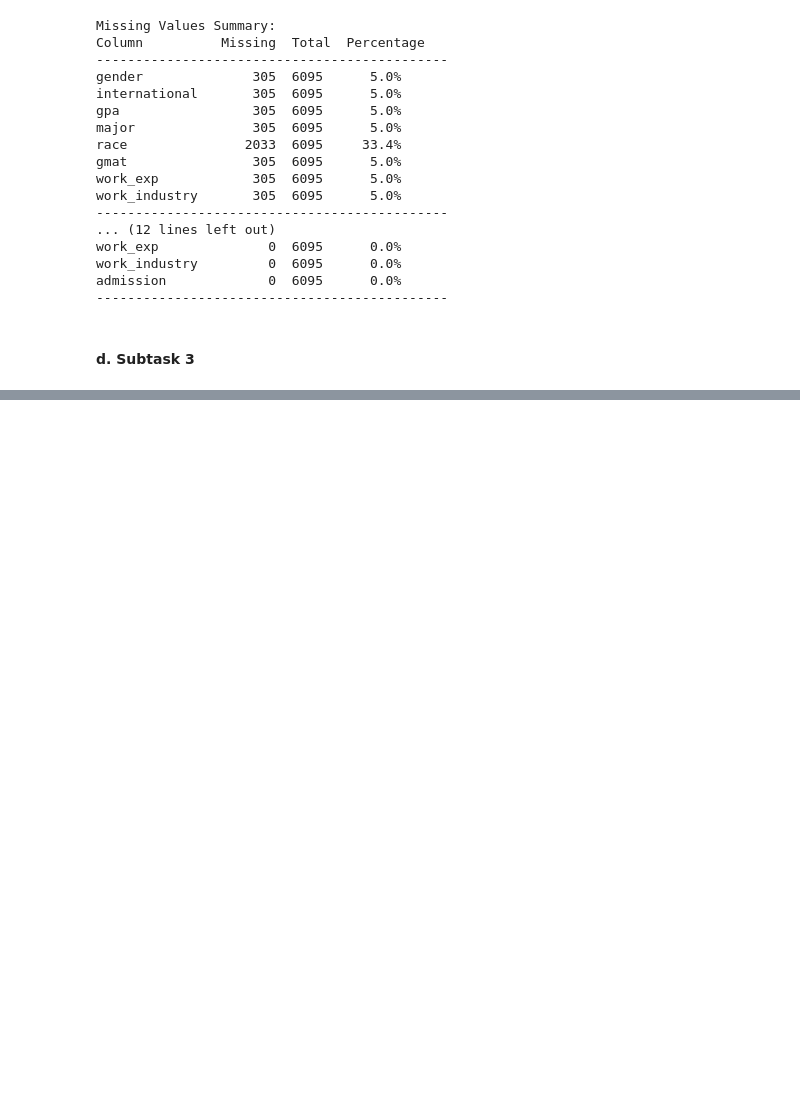
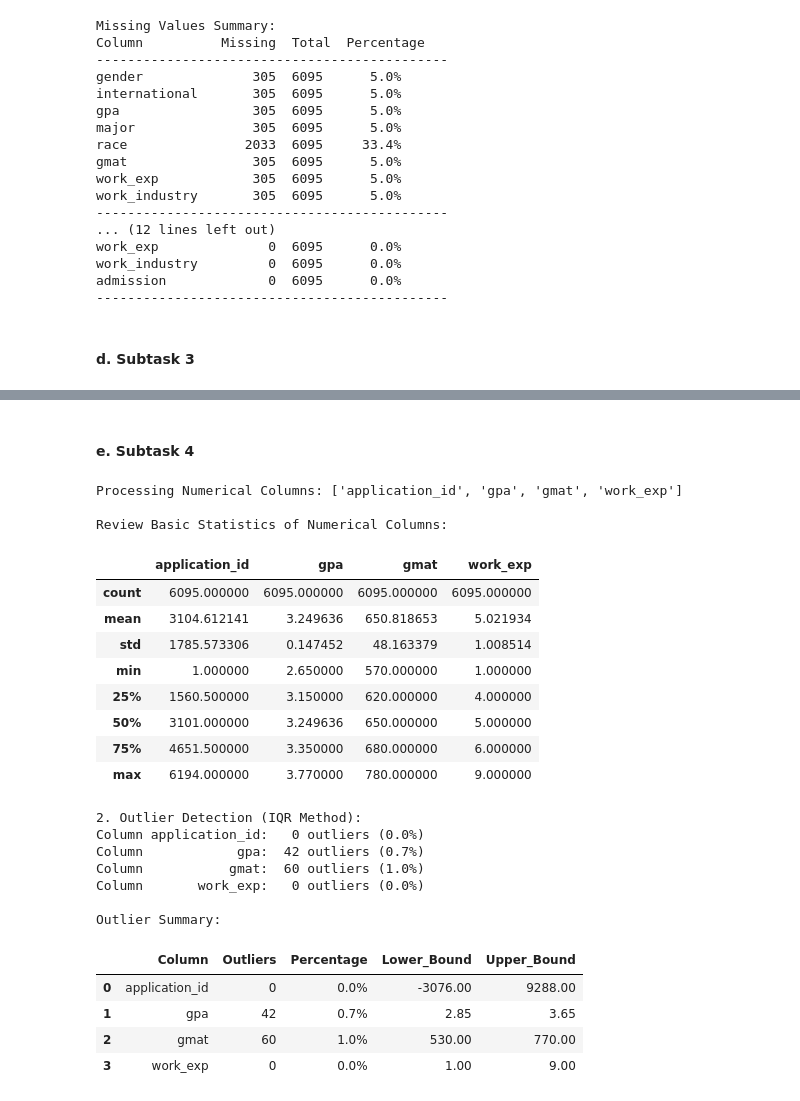
Before and after one commit to Ortunate/AI_Pi_Entrance_Test, a Jupyter notebook: 2025_1/work/1.ipynb, the cells around one changed output, grey strips where cells are left out. Saved outputs shown, nothing was run; the diff lists cells and outputs as text; code cells hidden in the pictures; blank space fills up the shorter version.

```diff
--- a/2025_1/work/1.ipynb
+++ b/2025_1/work/1.ipynb
@@ -264,0 +274,80 @@ print(f"No missing values: {train_final.isnull().sum().sum() == 0}")
+# %% [markdown]
+#### e. Subtask 4
+# %%
+# Subtask 4: process numerical columns
+print(f"Processing Numerical Columns: {numerical_cols}\n")
+
+# 1. review basic stats
+print("Review Basic Statistics of Numerical Columns:")
+display(train_final[numerical_cols].describe())
+
+
+# 2. Outlier Detection using IQR method
+print("\n2. Outlier Detection (IQR Method):")
+outlier_info = []
+for col in numerical_cols:
+    Q1 = train_final[col].quantile(0.25)
+    Q3 = train_final[col].quantile(0.75)
+    IQR = Q3 - Q1
+    lower_bound = Q1 - 1.5 * IQR
+    upper_bound = Q3 + 1.5 * IQR
+
+    outliers = train_final[(train_final[col] < lower_bound) | (train_final[col] > upper_bound)]
+    outlier_count = len(outliers)
+    outlier_percentage = (outlier_count / len(train_final)) * 100
+
+    outlier_info.append({
+        'Column': col,
+        'Outliers': outlier_count,
+        'Percentage': f"{outlier_percentage:.1f}%",
+        'Lower_Bound': f"{lower_bound:.2f}",
+        'Upper_Bound': f"{upper_bound:.2f}"
+    })
+    print(f"Column {col:>14}: {outlier_count:>3} outliers ({outlier_percentage:.1f}%)")
+
+# Create outlier summary table
+outlier_df = pd.DataFrame(outlier_info)
+print("\nOutlier Summary:")
+display(outlier_df)
+
+
+# 3. Normalization
+print("\n3. Applying Standard Scaling (Manual Implementation):")
+
+# Calculate scaling parameters
+train_scaled = train_final.copy()
+
+numerical_data = train_final[numerical_cols].values
+means = np.mean(numerical_data, axis=0)
+stds = np.std(numerical_data, axis=0, ddof=1)
+scaled_data = (numerical_data - means) / stds
+
+train_scaled[numerical_cols] = scaled_data
+print("Scaling parameters:")
+for i, col in enumerate(numerical_cols):
+    print(f"Column {col:>14}: mean={means[i]:<9.4f}, std={stds[i]:.4f}")
+# %% [output]
+Processing Numerical Columns: ['application_id', 'gpa', 'gmat', 'work_exp']
+
+Review Basic Statistics of Numerical Columns:
+|  | application_id | gpa | gmat | work_exp |
+| count | 6095.000000 | 6095.000000 | 6095.000000 | 6095.000000 |
+| mean | 3104.612141 | 3.249636 | 650.818653 | 5.021934 |
+| std | 1785.573306 | 0.147452 | 48.163379 | 1.008514 |
+| min | 1.000000 | 2.650000 | 570.000000 | 1.000000 |
+| 25% | 1560.500000 | 3.150000 | 620.000000 | 4.000000 |
+| 50% | 3101.000000 | 3.249636 | 650.000000 | 5.000000 |
+| 75% | 4651.500000 | 3.350000 | 680.000000 | 6.000000 |
+| max | 6194.000000 | 3.770000 | 780.000000 | 9.000000 |
+2. Outlier Detection (IQR Method):
+Column application_id:   0 outliers (0.0%)
+Column            gpa:  42 outliers (0.7%)
+Column           gmat:  60 outliers (1.0%)
+Column       work_exp:   0 outliers (0.0%)
+
+Outlier Summary:
+|  | Column | Outliers | Percentage | Lower_Bound | Upper_Bound |
+| 0 | application_id | 0 | 0.0% | -3076.00 | 9288.00 |
+| 1 | gpa | 42 | 0.7% | 2.85 | 3.65 |
+| 2 | gmat | 60 | 1.0% | 530.00 | 770.00 |
+| 3 | work_exp | 0 | 0.0% | 1.00 | 9.00 |
```
Also changed, not shown: parts of 7 cells of this notebook, 1 other file.
